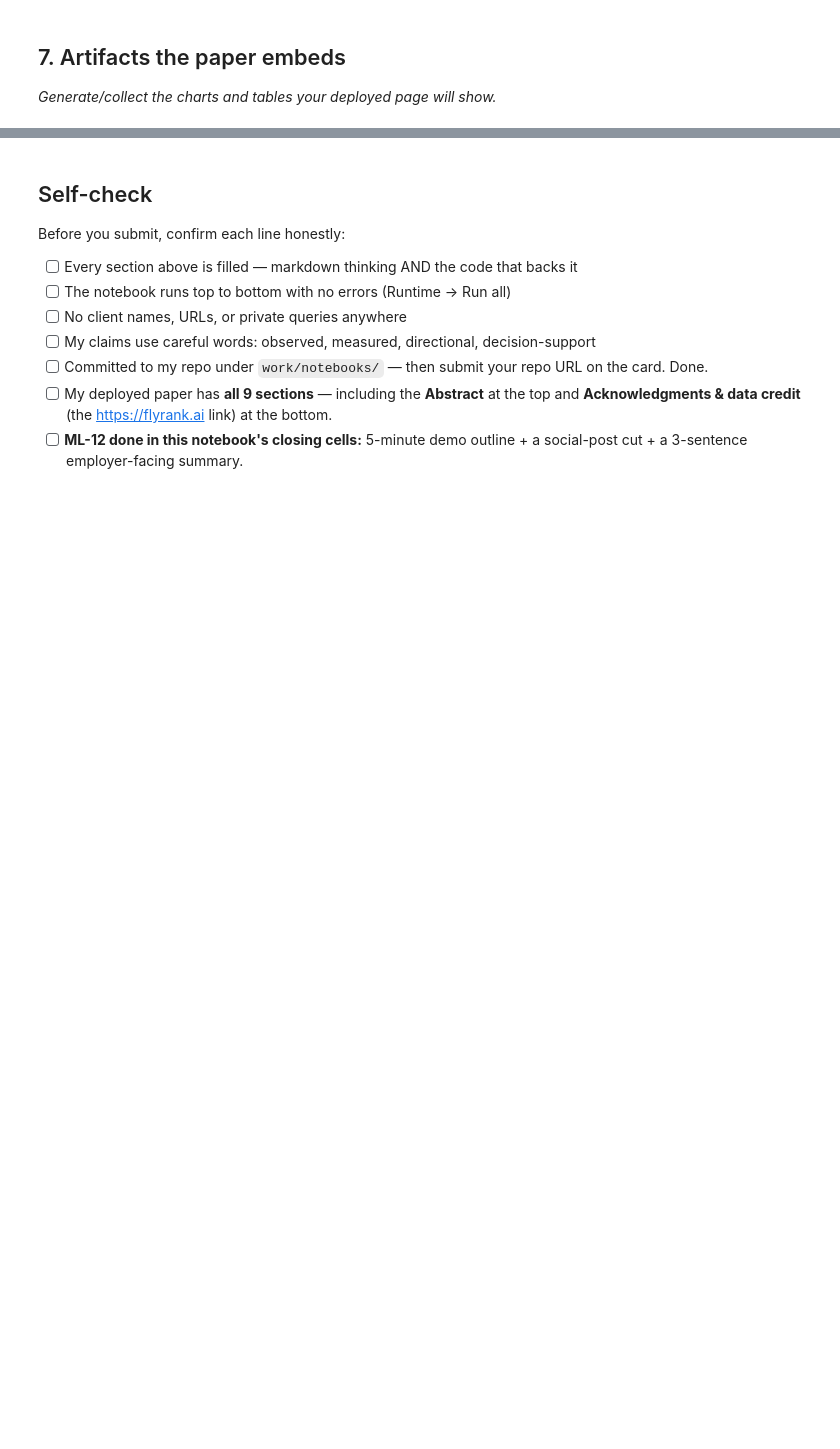
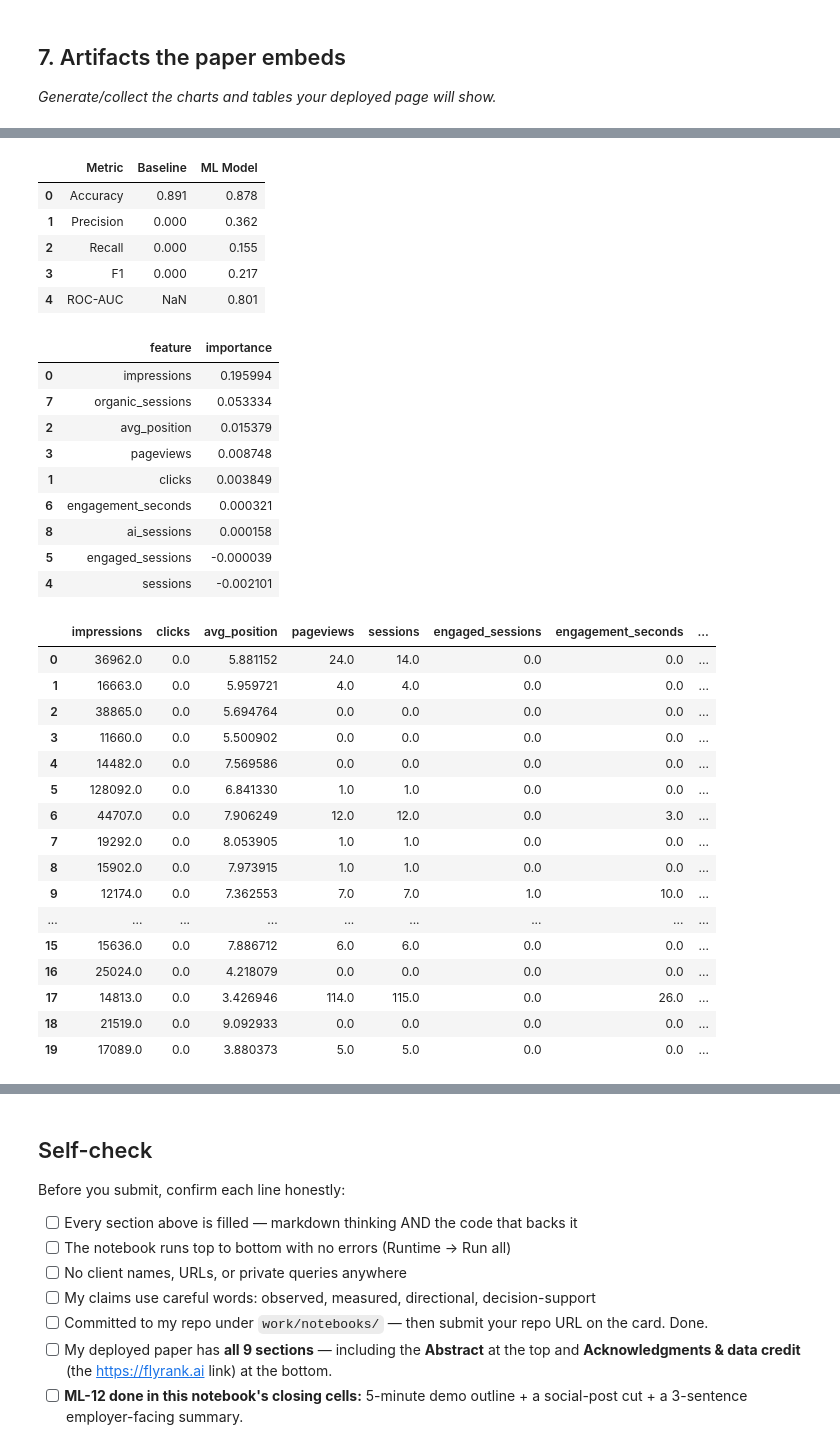
Before and after one commit to AbdullahIdrees291/flyrank-ml-internship, a Jupyter notebook: work/notebooks/capstone.ipynb, the cells around one changed output, grey strips where cells are left out. Cells and saved outputs as stored; diff of their text form; code cells hidden in the pictures; blank space fills up the shorter version.

```diff
--- a/work/notebooks/capstone.ipynb
+++ b/work/notebooks/capstone.ipynb
@@ -36,0 +888,51 @@ This skeleton is yours to fill. Work the sections **in order** — each one has
+# %%
+# Section 7: Final artifacts
+
+# Results artifact
+results_table = pd.DataFrame({
+    "Metric": ["Accuracy", "Precision", "Recall", "F1", "ROC-AUC"],
+    "Baseline": [0.891, 0.000, 0.000, 0.000, np.nan],
+    "ML Model": [0.878, 0.362, 0.155, 0.217, 0.801]
+})
+
+display(results_table)
+
+# Feature importance artifact
+display(importance)
+
+# Ranked recommendations artifact
+display(recommendations.head(20))
+# %% [output]
+|  | Metric | Baseline | ML Model |
+| 0 | Accuracy | 0.891 | 0.878 |
+| 1 | Precision | 0.000 | 0.362 |
+| 2 | Recall | 0.000 | 0.155 |
+| 3 | F1 | 0.000 | 0.217 |
+| 4 | ROC-AUC | NaN | 0.801 |
+|  | feature | importance |
+| 0 | impressions | 0.195994 |
+| 7 | organic_sessions | 0.053334 |
+| 2 | avg_position | 0.015379 |
+| 3 | pageviews | 0.008748 |
+| 1 | clicks | 0.003849 |
+| 6 | engagement_seconds | 0.000321 |
+| 8 | ai_sessions | 0.000158 |
+| 5 | engaged_sessions | -0.000039 |
+| 4 | sessions | -0.002101 |
+|  | impressions | clicks | avg_position | pageviews | sessions | engaged_sessions | engagement_seconds | ... |
+| 0 | 36962.0 | 0.0 | 5.881152 | 24.0 | 14.0 | 0.0 | 0.0 | ... |
+| 1 | 16663.0 | 0.0 | 5.959721 | 4.0 | 4.0 | 0.0 | 0.0 | ... |
+| 2 | 38865.0 | 0.0 | 5.694764 | 0.0 | 0.0 | 0.0 | 0.0 | ... |
+| 3 | 11660.0 | 0.0 | 5.500902 | 0.0 | 0.0 | 0.0 | 0.0 | ... |
+| 4 | 14482.0 | 0.0 | 7.569586 | 0.0 | 0.0 | 0.0 | 0.0 | ... |
+| 5 | 128092.0 | 0.0 | 6.841330 | 1.0 | 1.0 | 0.0 | 0.0 | ... |
+| 6 | 44707.0 | 0.0 | 7.906249 | 12.0 | 12.0 | 0.0 | 3.0 | ... |
+| 7 | 19292.0 | 0.0 | 8.053905 | 1.0 | 1.0 | 0.0 | 0.0 | ... |
+| 8 | 15902.0 | 0.0 | 7.973915 | 1.0 | 1.0 | 0.0 | 0.0 | ... |
+| 9 | 12174.0 | 0.0 | 7.362553 | 7.0 | 7.0 | 1.0 | 10.0 | ... |
+| ... | ... | ... | ... | ... | ... | ... | ... | ... |
+| 15 | 15636.0 | 0.0 | 7.886712 | 6.0 | 6.0 | 0.0 | 0.0 | ... |
+| 16 | 25024.0 | 0.0 | 4.218079 | 0.0 | 0.0 | 0.0 | 0.0 | ... |
+| 17 | 14813.0 | 0.0 | 3.426946 | 114.0 | 115.0 | 0.0 | 26.0 | ... |
+| 18 | 21519.0 | 0.0 | 9.092933 | 0.0 | 0.0 | 0.0 | 0.0 | ... |
+| 19 | 17089.0 | 0.0 | 3.880373 | 5.0 | 5.0 | 0.0 | 0.0 | ... |
```
Also changed, not shown: parts of 46 cells of this notebook.
